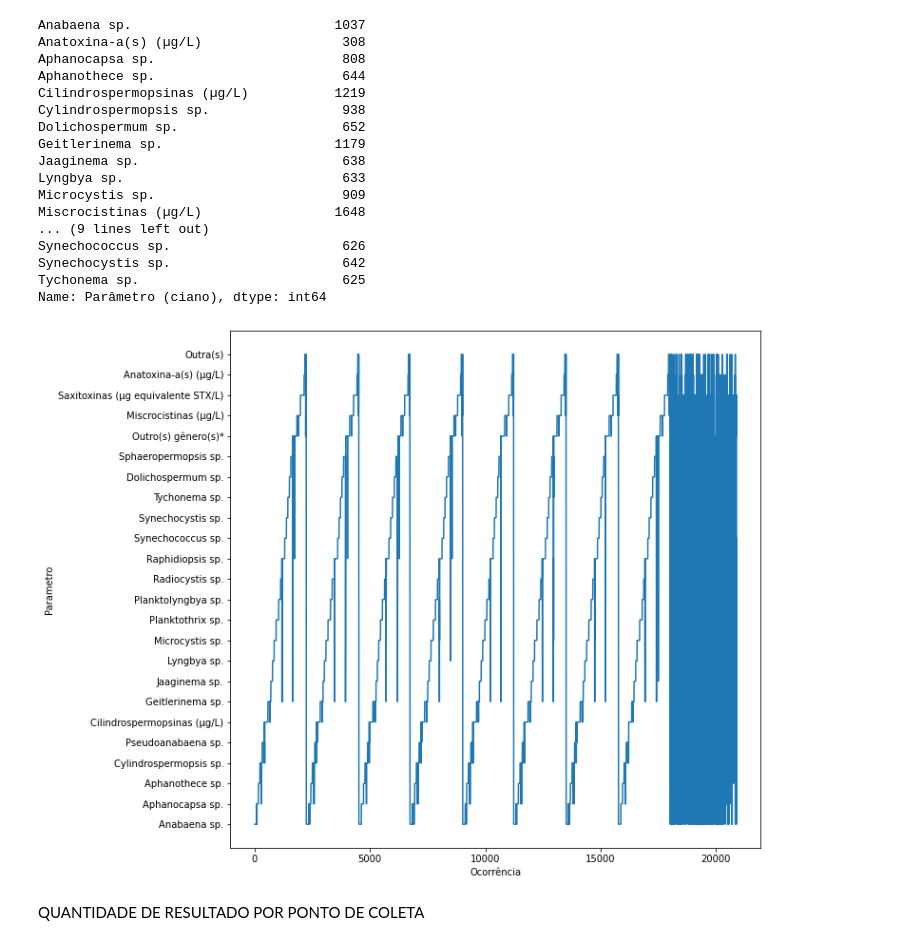
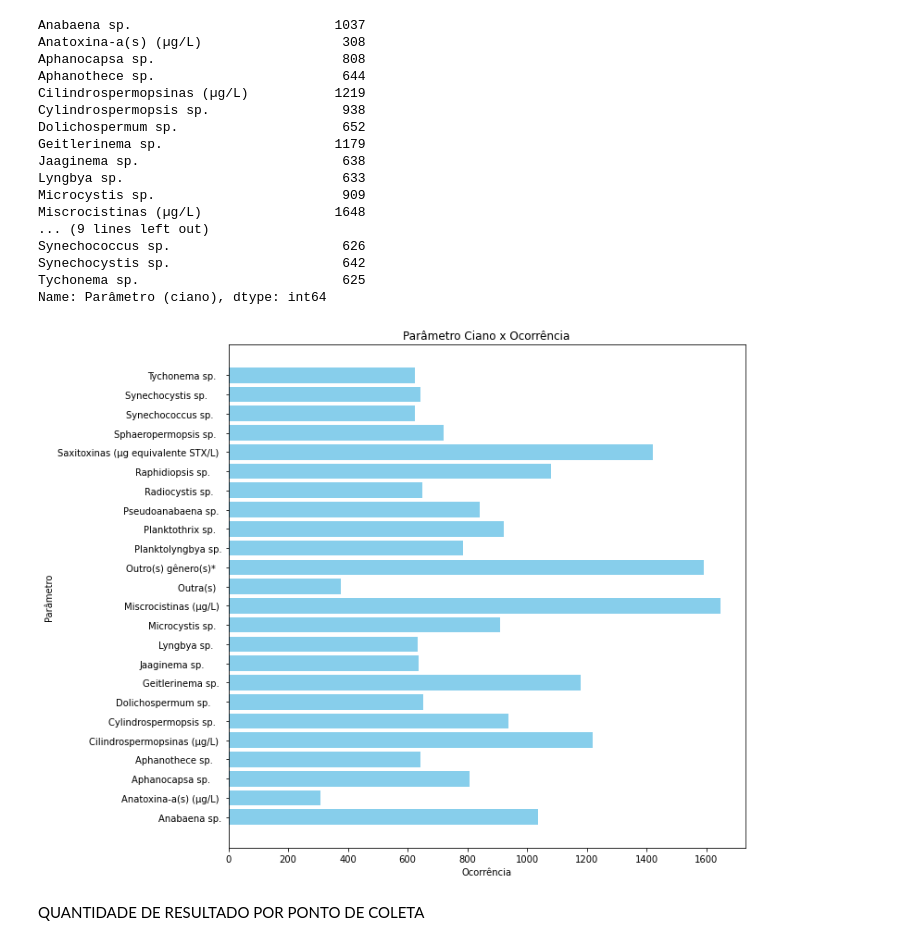
Before and after one commit to AwanneZanca/Analytics, a Jupyter notebook: Cianobactérias&Cianotoxinas.ipynb, the cells around one changed output. Drawn from its saved outputs; the diff is of its cells as text; code cells hidden in the pictures.

```diff
--- a/Cianobactérias&Cianotoxinas.ipynb
+++ b/Cianobactérias&Cianotoxinas.ipynb
@@ -98,13 +102,40 @@ Synechococcus sp.                      626
 Synechocystis sp.                      642
 Tychonema sp.                          625
 Name: Parâmetro (ciano), dtype: int64
-# %%
-grp.plot(Coluna_Parametro)
-grp.xlabel('Ocorrência', fontsize=10)
-grp.ylabel('Parametro', fontsize=10)
-grp.gcf().set_size_inches(10, 10)
-# %% [output]
-[figure, removed]
+# %%
+grupo = ['Anabaena sp.',
+'Anatoxina-a(s) (µg/L) ',
+'Aphanocapsa sp.    ',
+'Aphanothece sp.   ',
+'Cilindrospermopsinas (µg/L) ',
+'Cylindrospermopsis sp.  ',
+'Dolichospermum sp.    ',
+'Geitlerinema sp. ',
+'Jaaginema sp.      ',
+'Lyngbya sp.   ',
+'Microcystis sp.  ',
+'Miscrocistinas (µg/L) ',
+'Outra(s)  ',
+'Outro(s) gênero(s)*  ',
+'Planktolyngbya sp.',
+'Planktothrix sp.  ',
+'Pseudoanabaena sp. ',
+'Radiocystis sp.',
+'Raphidiopsis sp. ',
+'Saxitoxinas (µg equivalente STX/L) ',
+'Sphaeropermopsis sp.',
+'Synechococcus sp.',
+'Synechocystis sp.  ',
+'Tychonema sp.  ']
+value  = [1037,308,808,644,1219,938,652,1179,638,633,909,1648,378,1592,786,921,842,648,1081,1421,721,626,642,625]
+grp.title('Parâmetro Ciano x Ocorrência')
+grp.barh(grupo,value, color='#87CEEB')
+grp.xlabel('Ocorrência', fontsize=10)
+grp.ylabel('Parâmetro', fontsize=10)
+grp.gcf().set_size_inches(10, 10)
+grp.show()
+# %% [output]
+[figure, added]
 # %% [markdown]
 QUANTIDADE DE RESULTADO POR PONTO DE COLETA
 # %%
```
Also changed, not shown: parts of 8 cells of this notebook.
